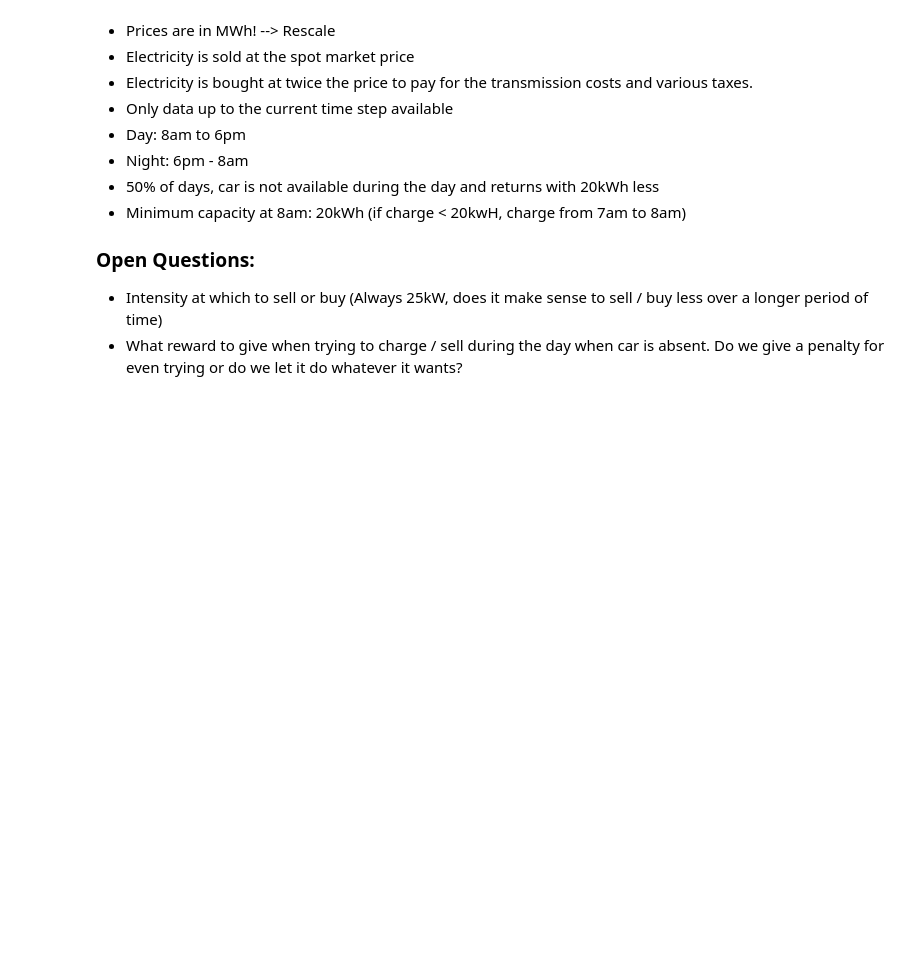
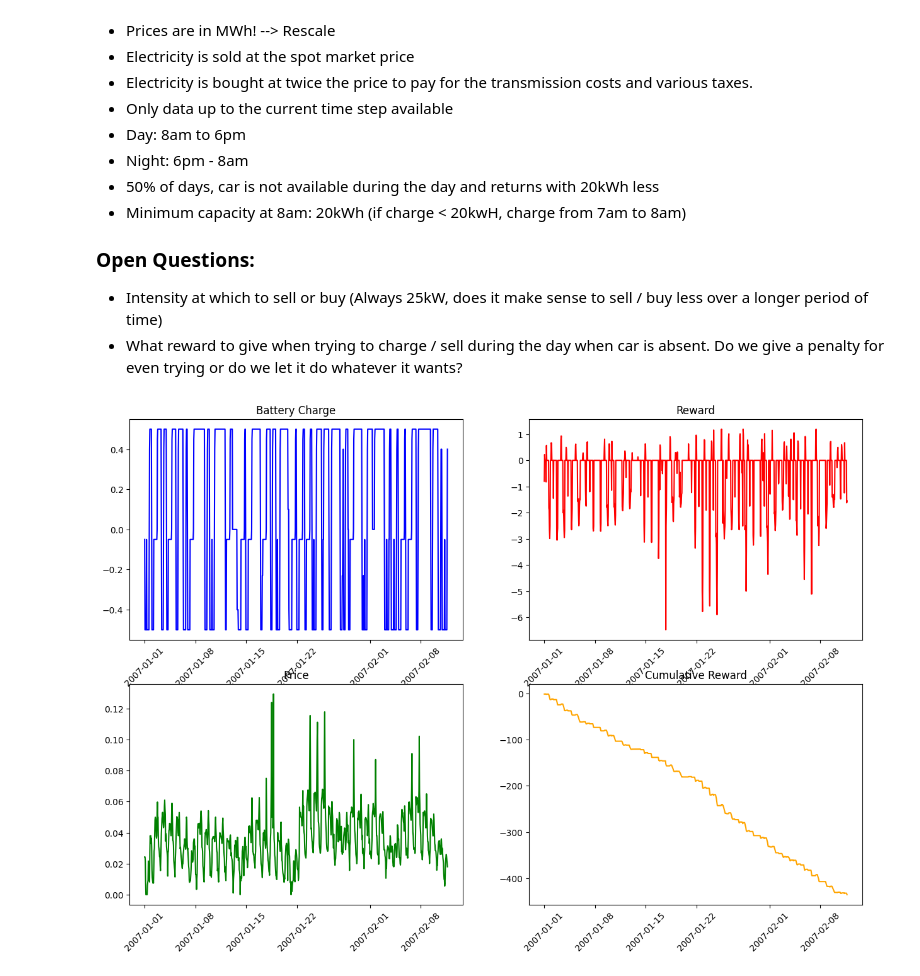
Before and after one commit to MaxFeucht/BatteryGrid, a Jupyter notebook: PRL.ipynb, the cells around one changed output. Cells and saved outputs as stored; diff of their text form; code cells hidden in the pictures; blank space fills up the shorter version.

```diff
--- a/PRL.ipynb
+++ b/PRL.ipynb
@@ -57,7 +59,7 @@ import gym_env
 env = gym.make('gym_env/BatteryGrid-v0')
 env.setup(train, price_horizon=24)
 # %%
-class PriceIteration():
+class Evaluation():
 
     def __init__(self, df, env, low_quantile = 0.25, high_quantile = 0.75, price_horizon = 96, verbose = False):
         self.df = df
@@ -69,7 +71,7 @@ class PriceIteration():
 
 
 
-    def rule_iteration(self, iterations = 1000):
+    def rule_agent(self, iterations = 1000):
         """
         Iterate through data and take actions based on price quantiles as a function of the price horizon
         """
@@ -104,7 +106,7 @@ class PriceIteration():
 
 
 
-    def agent_iteration(self, iterations = 1000, agent = None):
+    def ddqn_agent(self, iterations = 1000, agent = None):
         """Function to iterate through data and take actions based on agent policy
 
         Args:
@@ -125,7 +127,7 @@ class PriceIteration():
 
         for i in range(len(self.data)):
 
-            action = agent.choose_action(i, obs['tensor'], greedy = False)
+            action = agent.choose_action(i, obs['tensor'], greedy = True)
             new_obs,r,t,info = env.step(action)
 
             obs = new_obs
@@ -208,9 +210,12 @@ class PriceIteration():
 
         plt.show()
 # %%
-iterator = PriceIteration(train, env)
-iterator.rule_iteration(iterations = 10000)
+#Evaluate Rule Agent
+iterator = Evaluation(train, env)
+iterator.rule_agent(iterations = 1000)
 iterator.plot_single(normalize=False)#
+# %% [output]
+[figure, added]
 # %%
 ## Questions for RL approach:
 
```
Also changed, not shown: parts of 10 cells of this notebook, 1 other file.
